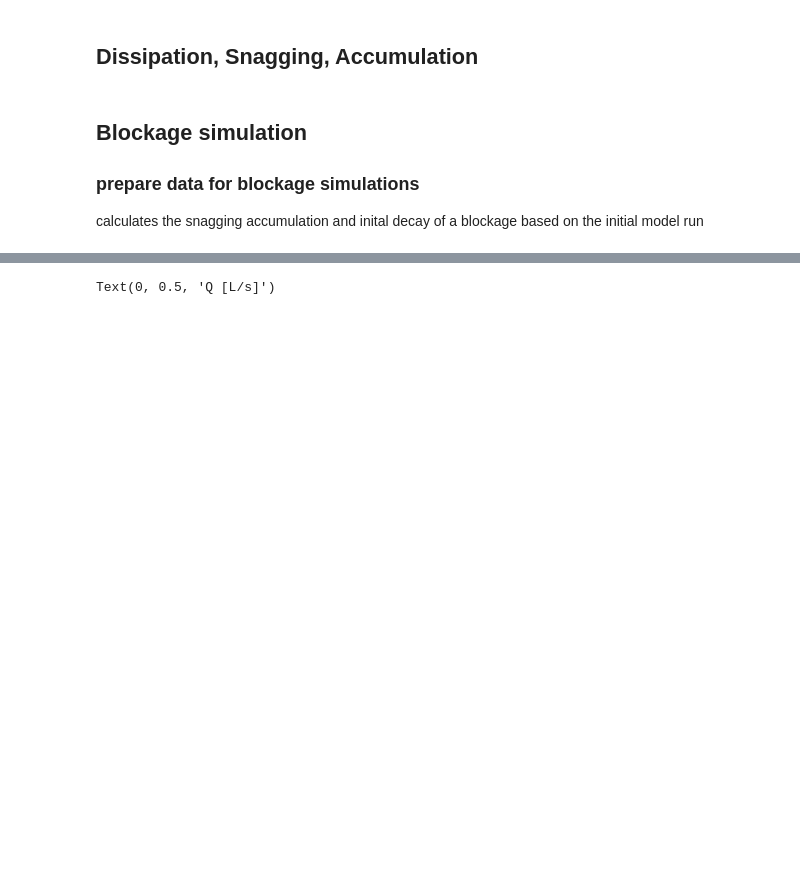
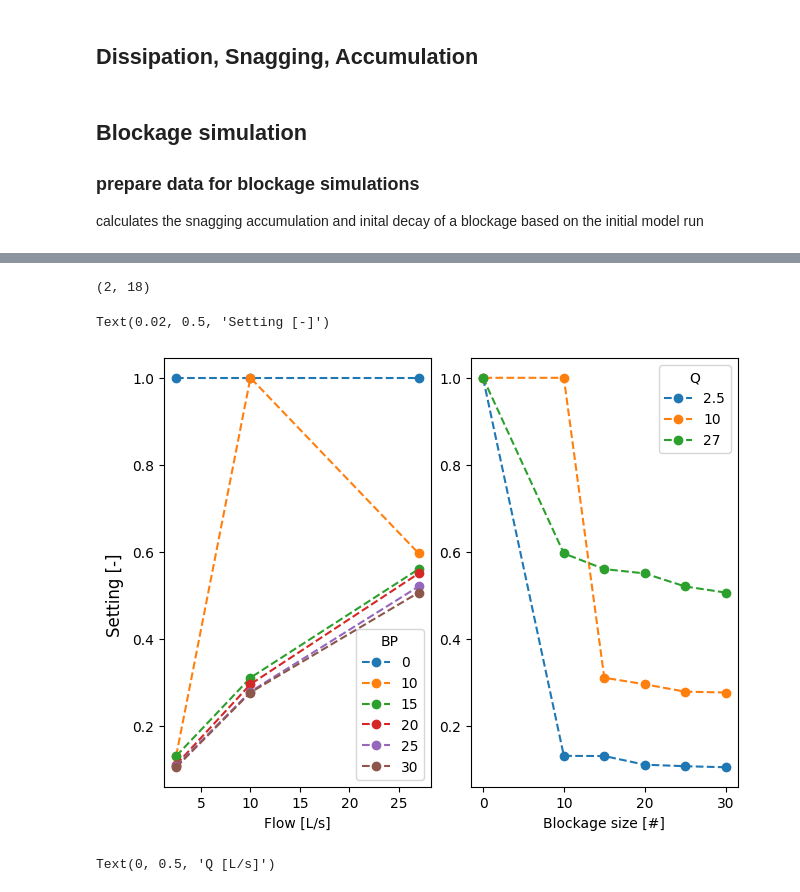
Before and after one commit to alBartig/PacketSWMM, a Jupyter notebook: apps/con_sim_interface.ipynb, the cells around one changed output, grey strips where cells are left out. Drawn from its saved outputs; the diff is of its cells as text; code cells hidden in the pictures; blank space fills up the shorter version.

```diff
--- a/apps/con_sim_interface.ipynb
+++ b/apps/con_sim_interface.ipynb
@@ -83,3 +86,26 @@ calculates the snagging accumulation and inital decay of a blockage based on the
+# %%
+X.shape
+#y_obs.shape
+# %% [output]
+(2, 18)
+# %%
+import matplotlib.pyplot as plt
+import seaborn as sns
+
+fig, axs = plt.subplots(ncols=2, constrained_layout=True)
+
+df_settings.groupby("BP").plot(x="Q", y="S", marker="o", ax=axs[0], linestyle="dashed")
+axs[0].set(xlabel="Flow [L/s]")
+axs[0].legend([0, 10, 15, 20, 25, 30])
+axs[0].get_legend().set_title("BP")
+df_settings.groupby("Q").plot(x="BP", y="S", marker="o", ax=axs[1], linestyle="dashed")
+axs[1].legend([2.5, 10, 27])
+axs[1].get_legend().set_title("Q")
+axs[1].set(xlabel="Blockage size [#]")
+fig.supylabel("Setting [-]")
+# %% [output]
+Text(0.02, 0.5, 'Setting [-]')
+[figure, added]
 # %%
 import numpy as np
 import matplotlib.pyplot as plt
```
Also changed, not shown: parts of 1 cell of this notebook, 1 other file.
